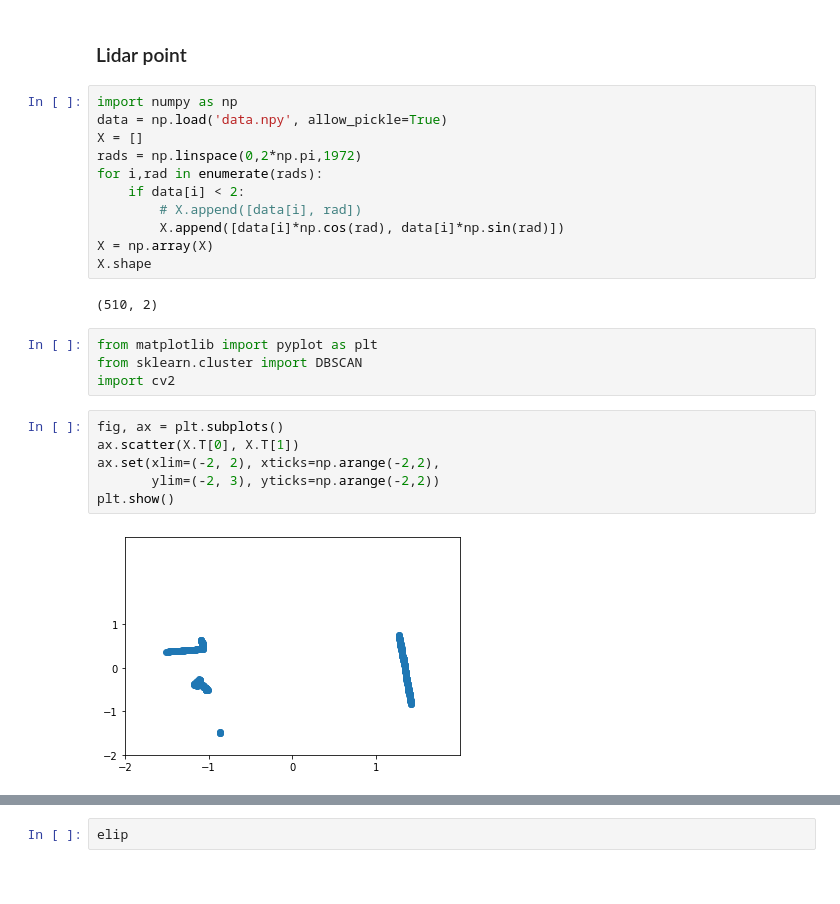
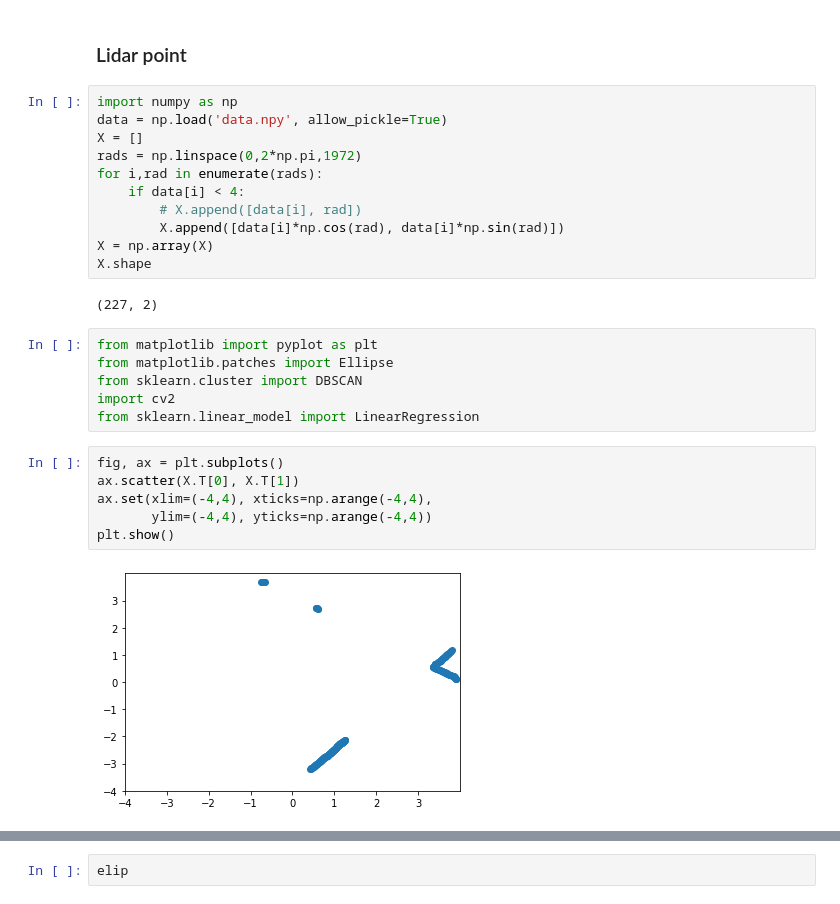
Before and after one commit to PhiDCH/mpc_isaac_sim, a Jupyter notebook: test1.ipynb, the cells around one changed output, grey strips where cells are left out. Saved outputs shown, nothing was run; the diff lists cells and outputs as text.

```diff
--- a/test1.ipynb
+++ b/test1.ipynb
@@ -82,23 +82,25 @@ data = np.load('data.npy', allow_pickle=True)
 X = []
 rads = np.linspace(0,2*np.pi,1972)
 for i,rad in enumerate(rads):
-    if data[i] < 2:
+    if data[i] < 4:
         # X.append([data[i], rad])
         X.append([data[i]*np.cos(rad), data[i]*np.sin(rad)])
 X = np.array(X)
 X.shape
 # %% [output]
-(510, 2)
+(227, 2)
 # %%
 from matplotlib import pyplot as plt
+from matplotlib.patches import Ellipse
 from sklearn.cluster import DBSCAN
 import cv2
+from sklearn.linear_model import LinearRegression
 # %%
 fig, ax = plt.subplots()
 ax.scatter(X.T[0], X.T[1])
-ax.set(xlim=(-2, 2), xticks=np.arange(-2,2),
-       ylim=(-2, 3), yticks=np.arange(-2,2))
+ax.set(xlim=(-4,4), xticks=np.arange(-4,4),
+       ylim=(-4,4), yticks=np.arange(-4,4))
 plt.show()
 # %% [output]
-[figure, old version]
+[figure, new version]
 # %%
```
Also changed, not shown: parts of 12 cells of this notebook, 2 other files.
